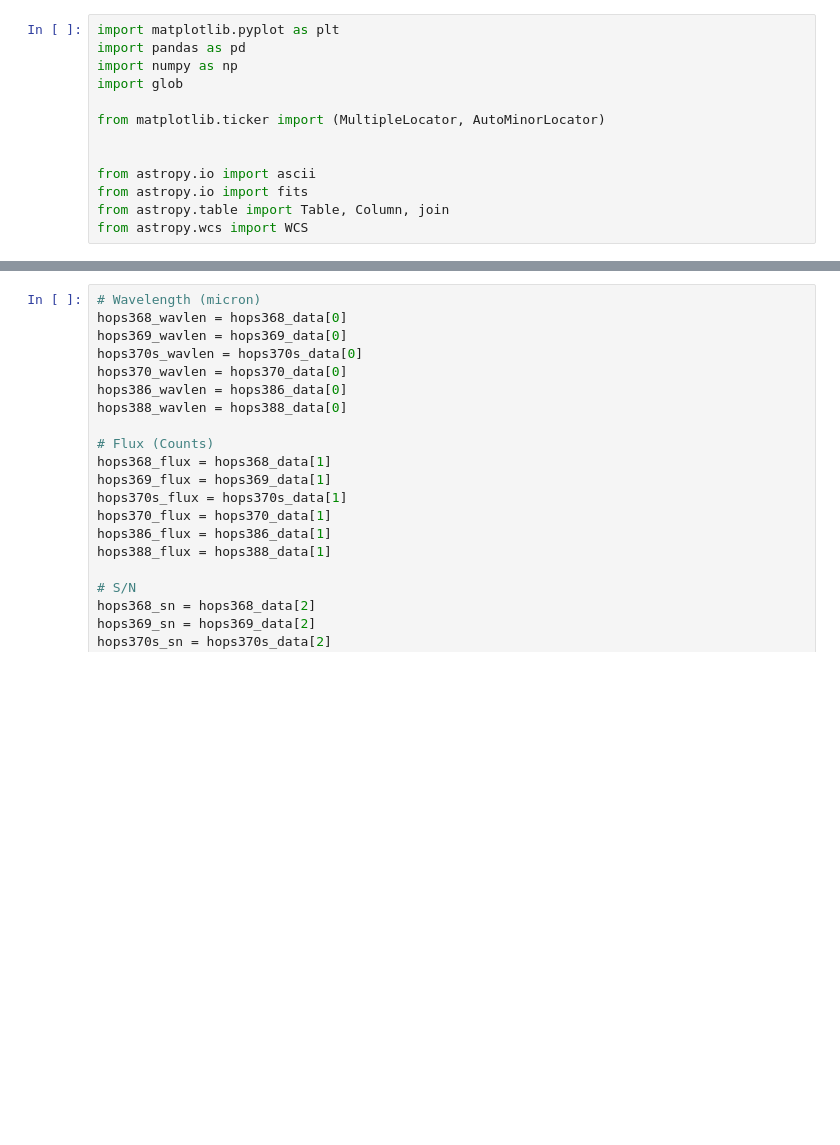
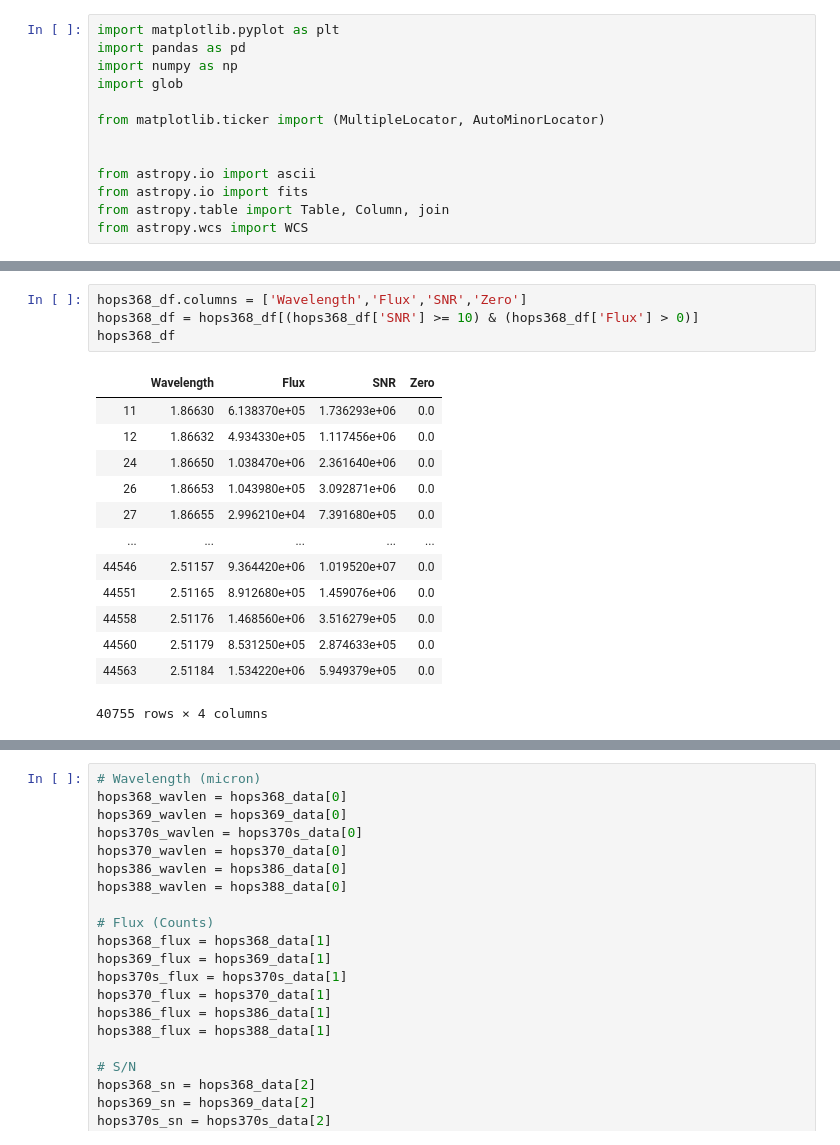
Before and after one commit to SavOliveira/IGRINS-Spectra, a Jupyter notebook: igrins_data.ipynb, the cells around one changed output, grey strips where cells are left out. Drawn from its saved outputs; the diff is of its cells as text; blank space fills up the shorter version.

```diff
--- a/igrins_data.ipynb
+++ b/igrins_data.ipynb
@@ -77,0 +70,18 @@ clip_hops368_data = hops368_data[2][(hops368_data[2] > 5)]
+# %%
+hops368_df.columns = ['Wavelength','Flux','SNR','Zero']
+hops368_df = hops368_df[(hops368_df['SNR'] >= 10) & (hops368_df['Flux'] > 0)]
+hops368_df
+# %% [output]
+|  | Wavelength | Flux | SNR | Zero |
+| 11 | 1.86630 | 6.138370e+05 | 1.736293e+06 | 0.0 |
+| 12 | 1.86632 | 4.934330e+05 | 1.117456e+06 | 0.0 |
+| 24 | 1.86650 | 1.038470e+06 | 2.361640e+06 | 0.0 |
+| 26 | 1.86653 | 1.043980e+05 | 3.092871e+06 | 0.0 |
+| 27 | 1.86655 | 2.996210e+04 | 7.391680e+05 | 0.0 |
+| ... | ... | ... | ... | ... |
+| 44546 | 2.51157 | 9.364420e+06 | 1.019520e+07 | 0.0 |
+| 44551 | 2.51165 | 8.912680e+05 | 1.459076e+06 | 0.0 |
+| 44558 | 2.51176 | 1.468560e+06 | 3.516279e+05 | 0.0 |
+| 44560 | 2.51179 | 8.531250e+05 | 2.874633e+05 | 0.0 |
+| 44563 | 2.51184 | 1.534220e+06 | 5.949379e+05 | 0.0 |
+40755 rows × 4 columns
```
Also changed, not shown: parts of 21 cells of this notebook, 7 other files.
